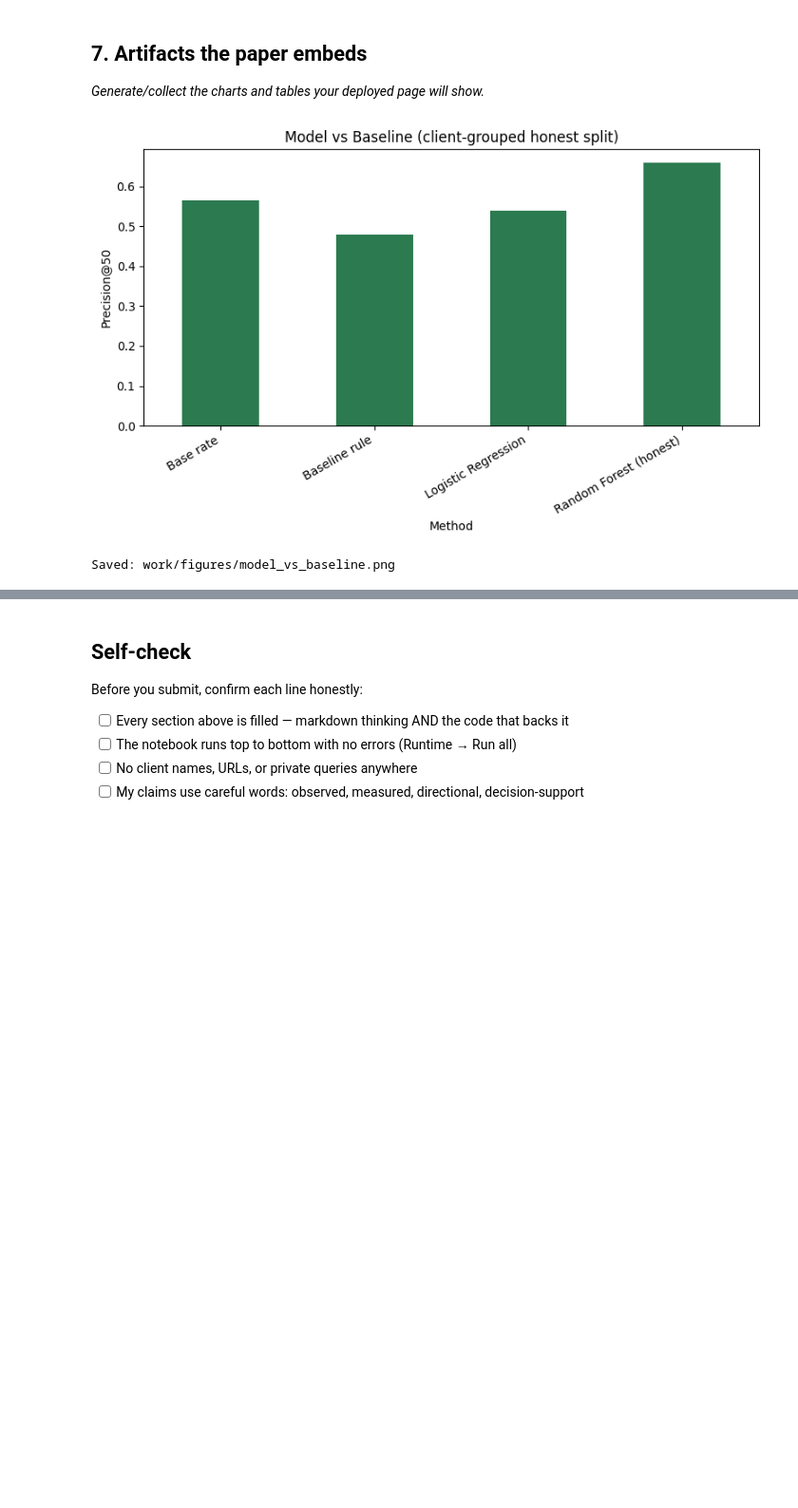
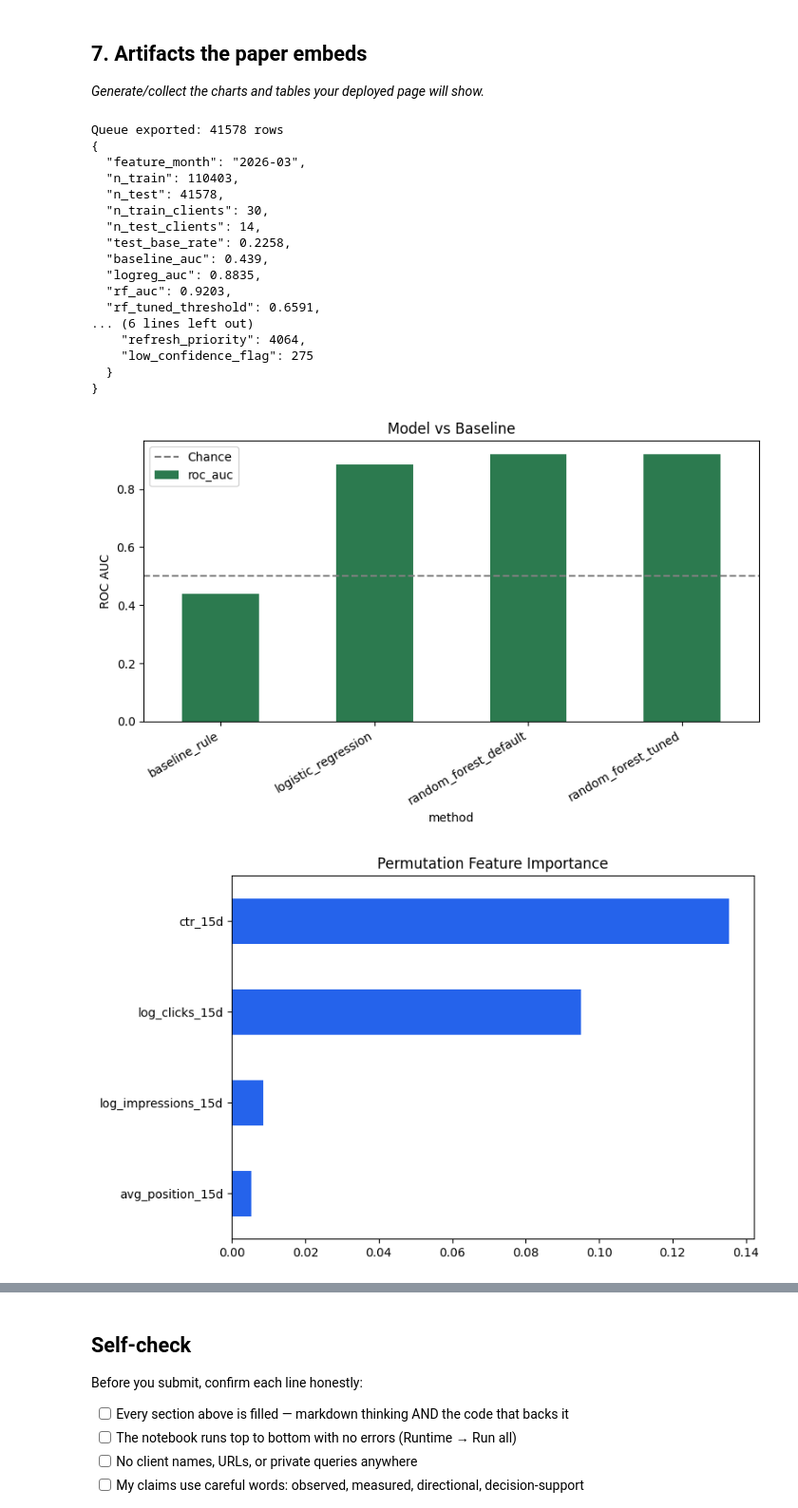
Before and after one commit to Hussainhhgh/flyrank-ml-internship, a Jupyter notebook: work/notebooks/capstone.ipynb, the cells around one changed output, grey strips where cells are left out. Shown at 95% size. Drawn from its saved outputs; the diff is of its cells as text; code cells hidden in the pictures; blank space fills up the shorter version.

```diff
--- a/work/notebooks/capstone.ipynb
+++ b/work/notebooks/capstone.ipynb
@@ -125,7 +226,8 @@ print(results)
 # %%
-print("Limitations:")
-print(f"1. avg_position=0 means 'no data', not rank zero — {(test_df['avg_position']==0).mean():.1%} of test set")
-print(f"2. Validated on {len(train_clients)+len(test_clients)} clients only — not the full 79M-row warehouse")
-print("3. Proxy label (trend_direction) is a 30d-vs-prev-30d comparison, not true long-term decay")
-print("4. Results are decision-support, not causal — observational data, no experiment")
+perm = permutation_importance(rf, X_test, y_test, n_repeats=20, random_state=42, scoring='roc_auc', n_jobs=-1)
+importance = pd.Series(perm.importances_mean, index=X_test.columns).sort_values(ascending=False)
+print("Permutation importance (ROC-AUC drop):")
+print(importance.round(4))
+print(f"\nTop feature share of total importance: {importance.iloc[0]/importance.sum():.1%}")
+print(f"avg_position_15d == 0 rate in test: {(test_df['avg_position_15d']==0).mean():.1%}")
 # %% [output]
@@ -172,20 +327,65 @@ Name: count, dtype: int64
 
 *Generate/collect the charts and tables your deployed page will show.*
 # %%
-import matplotlib.pyplot as plt
+import json, os
+
+os.makedirs('work/outputs', exist_ok=True)
+os.makedirs('work/figures', exist_ok=True)
+
+queue.to_csv('work/outputs/capstone_action_queue.csv', index=False)
+print(f"Queue exported: {len(queue)} rows")
+
+metrics = {
+    'feature_month': '2026-03',
+    'n_train': len(train_df), 'n_test': len(test_df),
+    'n_train_clients': int(train_df['client_hash_id'].nunique()),
+    'n_test_clients': int(test_df['client_hash_id'].nunique()),
+    'test_base_rate': round(float(y_test.mean()), 4),
+    'baseline_auc': round(float(baseline_auc), 4),
+    'logreg_auc': round(float(logreg_auc), 4),
+    'rf_auc': round(float(rf_auc), 4),
+    'rf_tuned_threshold': round(float(best_threshold), 4),
+    'top_permutation_feature': importance.index[0],
+    'top_permutation_share': round(float(importance.iloc[0]/importance.sum()), 4),
+    'reliability_guard_threshold': MIN_IMPRESSIONS,
+    'action_label_counts': test_df['action_label'].value_counts().to_dict(),
+}
+with open('work/outputs/capstone_metrics.json', 'w') as f:
+    json.dump(metrics, f, indent=2)
+print(json.dumps(metrics, indent=2))
 
 fig, ax = plt.subplots(figsize=(8,5))
-results.plot(x='Method', y='Precision@50', kind='bar', ax=ax, legend=False, color='#2c7a4f')
-ax.set_ylabel('Precision@50')
-ax.set_title('Model vs Baseline (client-grouped honest split)')
-plt.xticks(rotation=30, ha='right')
+comparison['roc_auc'].plot(kind='bar', ax=ax, color='#2c7a4f')
+ax.axhline(0.5, color='gray', linestyle='--', label='Chance')
+ax.set_ylabel('ROC AUC'); ax.set_title('Model vs Baseline')
+plt.xticks(rotation=30, ha='right'); ax.legend()
 plt.tight_layout()
+plt.savefig('work/figures/capstone_model_vs_baseline.png', dpi=150)
+plt.show()
 
-import os
-os.makedirs('work/figures', exist_ok=True)
-plt.savefig('work/figures/model_vs_baseline.png', dpi=150)
+fig, ax = plt.subplots(figsize=(8,5))
+importance.sort_values().plot(kind='barh', ax=ax, color='#2563eb')
+ax.set_title('Permutation Feature Importance')
+plt.tight_layout()
+plt.savefig('work/figures/capstone_feature_importance.png', dpi=150)
 plt.show()
-print("Saved: work/figures/model_vs_baseline.png")
 # %% [output]
+Queue exported: 41578 rows
+{
+  "feature_month": "2026-03",
+  "n_train": 110403,
+  "n_test": 41578,
+  "n_train_clients": 30,
+  "n_test_clients": 14,
+  "test_base_rate": 0.2258,
+  "baseline_auc": 0.439,
+  "logreg_auc": 0.8835,
+  "rf_auc": 0.9203,
+  "rf_tuned_threshold": 0.6591,
+... (6 lines left out)
+    "refresh_priority": 4064,
+    "low_confidence_flag": 275
+  }
+}
-[figure, old version]
+[figure, new version]
-Saved: work/figures/model_vs_baseline.png
+[figure, added]
```
Also changed, not shown: parts of 16 cells of this notebook.
